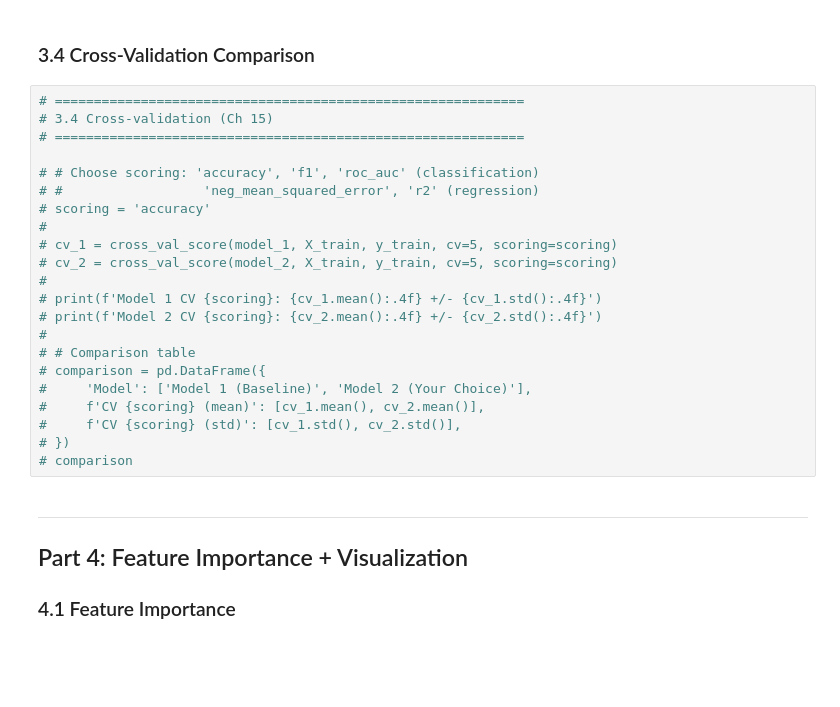
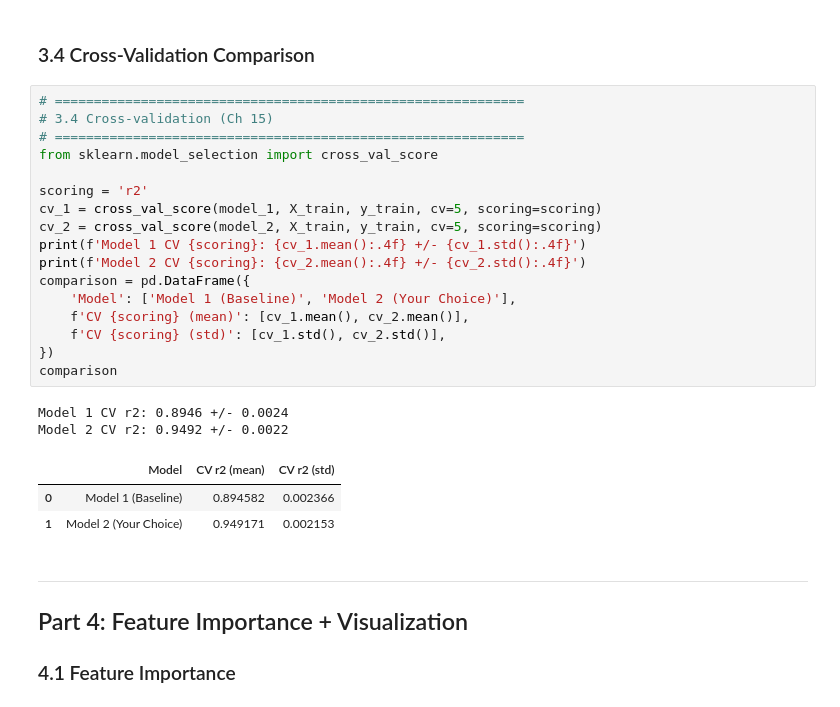
Before and after one commit to moist234/ECON3916-Statistical-Machine-Learning, a Jupyter notebook: Final-Project/Final-Project-Starter.ipynb, the cells around one changed output. Drawn from its saved outputs; the diff is of its cells as text; blank space fills up the shorter version.

```diff
--- a/Final-Project/Final-Project-Starter.ipynb
+++ b/Final-Project/Final-Project-Starter.ipynb
@@ -326,25 +336,26 @@ R2:   0.8936
 # %%
 # ============================================================
 # 3.4 Cross-validation (Ch 15)
 # ============================================================
+from sklearn.model_selection import cross_val_score
 
-# # Choose scoring: 'accuracy', 'f1', 'roc_auc' (classification)
-# #                  'neg_mean_squared_error', 'r2' (regression)
-# scoring = 'accuracy'
-#
-# cv_1 = cross_val_score(model_1, X_train, y_train, cv=5, scoring=scoring)
-# cv_2 = cross_val_score(model_2, X_train, y_train, cv=5, scoring=scoring)
-#
-# print(f'Model 1 CV {scoring}: {cv_1.mean():.4f} +/- {cv_1.std():.4f}')
-# print(f'Model 2 CV {scoring}: {cv_2.mean():.4f} +/- {cv_2.std():.4f}')
-#
-# # Comparison table
-# comparison = pd.DataFrame({
-#     'Model': ['Model 1 (Baseline)', 'Model 2 (Your Choice)'],
-#     f'CV {scoring} (mean)': [cv_1.mean(), cv_2.mean()],
-#     f'CV {scoring} (std)': [cv_1.std(), cv_2.std()],
-# })
-# comparison
+scoring = 'r2'
+cv_1 = cross_val_score(model_1, X_train, y_train, cv=5, scoring=scoring)
+cv_2 = cross_val_score(model_2, X_train, y_train, cv=5, scoring=scoring)
+print(f'Model 1 CV {scoring}: {cv_1.mean():.4f} +/- {cv_1.std():.4f}')
+print(f'Model 2 CV {scoring}: {cv_2.mean():.4f} +/- {cv_2.std():.4f}')
+comparison = pd.DataFrame({
+    'Model': ['Model 1 (Baseline)', 'Model 2 (Your Choice)'],
+    f'CV {scoring} (mean)': [cv_1.mean(), cv_2.mean()],
+    f'CV {scoring} (std)': [cv_1.std(), cv_2.std()],
+})
+comparison
+# %% [output]
+Model 1 CV r2: 0.8946 +/- 0.0024
+Model 2 CV r2: 0.9492 +/- 0.0022
+|  | Model | CV r2 (mean) | CV r2 (std) |
+| 0 | Model 1 (Baseline) | 0.894582 | 0.002366 |
+| 1 | Model 2 (Your Choice) | 0.949171 | 0.002153 |
 # %% [markdown]
 ---
 ## Part 4: Feature Importance + Visualization
```
Also changed, not shown: parts of 8 cells of this notebook, 2 other files.
